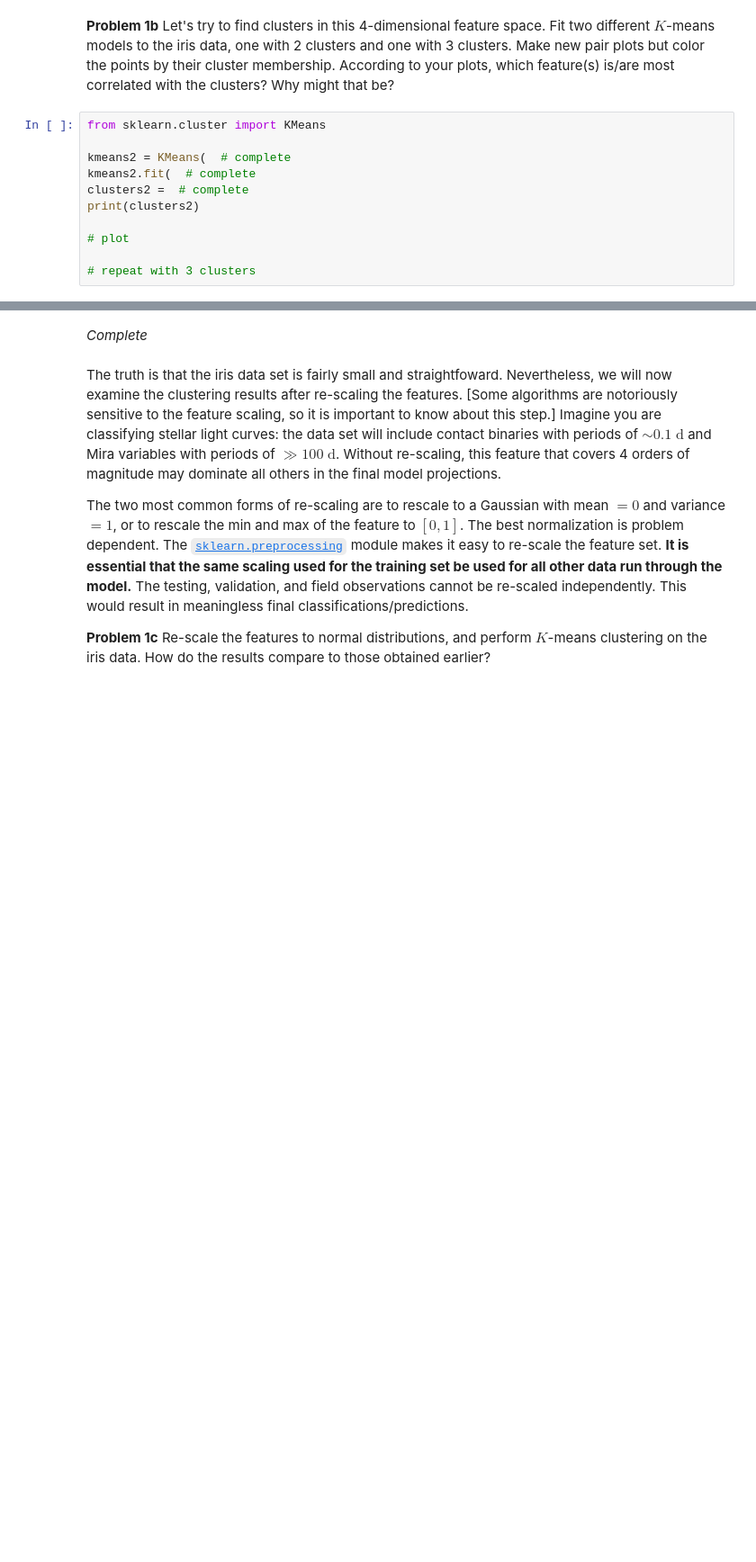
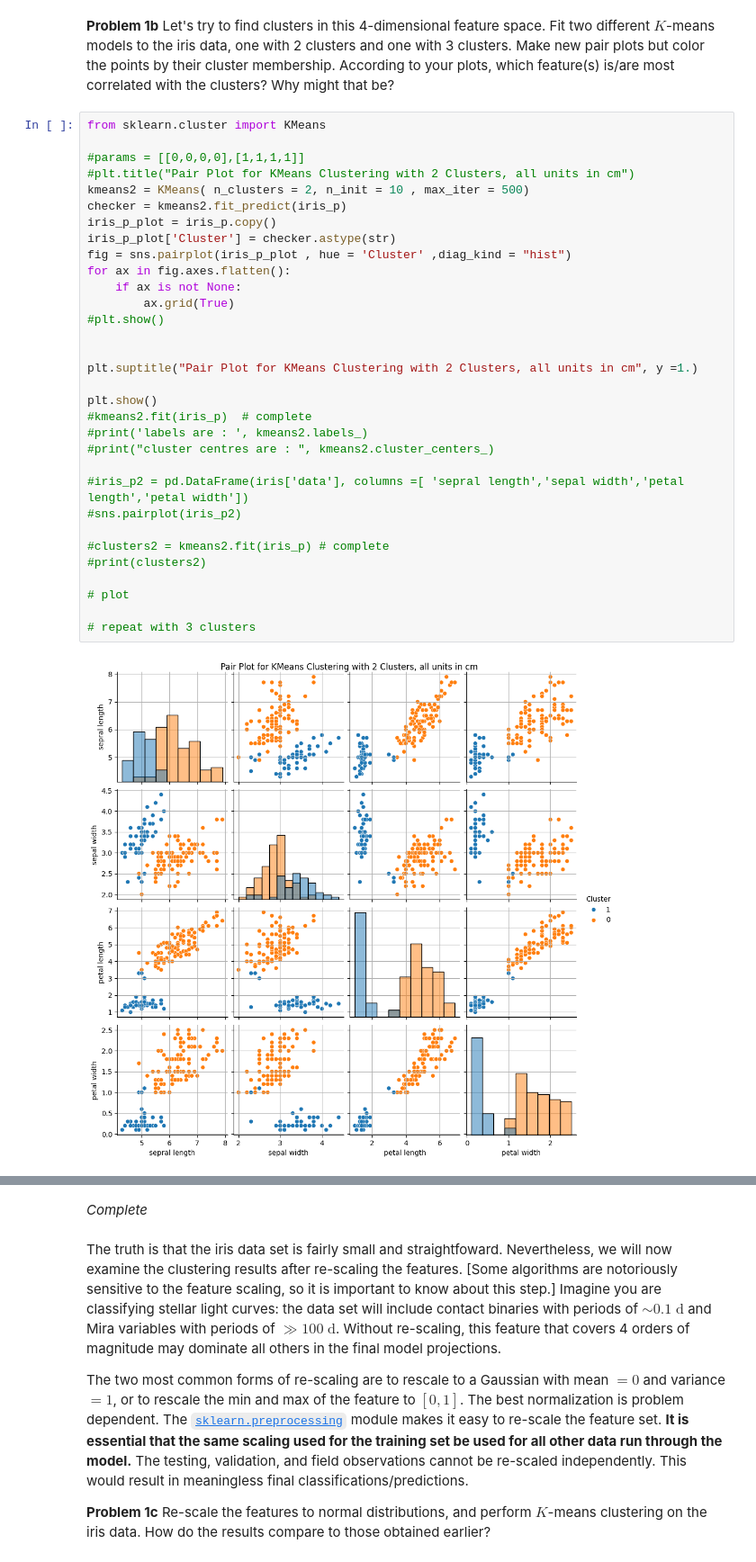
Before and after one commit to ASTR154/clustering, a Jupyter notebook: clustering.ipynb, the cells around one changed output, grey strips where cells are left out. Shown at 90% size. Saved outputs shown, nothing was run; the diff lists cells and outputs as text; blank space fills up the shorter version.

```diff
--- a/clustering.ipynb
+++ b/clustering.ipynb
@@ -69,13 +82,36 @@ plt.scatter(iris.data[:,0],iris.data[:,1])
 # %% [markdown]
 **Problem 1b** Let's try to find clusters in this 4-dimensional feature space. Fit two different $K$-means models to the iris data, one with 2 clusters and one with 3 clusters. Make new pair plots but color the points by their cluster membership. According to your plots, which feature(s) is/are most correlated with the clusters? Why might that be?
-# %%
-from sklearn.cluster import KMeans
-
-kmeans2 = KMeans(  # complete
-kmeans2.fit(  # complete
-clusters2 =  # complete
-print(clusters2)
-
-# plot
-
-# repeat with 3 clusters
+# %%
+from sklearn.cluster import KMeans
+
+#params = [[0,0,0,0],[1,1,1,1]]
+#plt.title("Pair Plot for KMeans Clustering with 2 Clusters, all units in cm")
+kmeans2 = KMeans( n_clusters = 2, n_init = 10 , max_iter = 500)
+checker = kmeans2.fit_predict(iris_p)
+iris_p_plot = iris_p.copy()
+iris_p_plot['Cluster'] = checker.astype(str)
+fig = sns.pairplot(iris_p_plot , hue = 'Cluster' ,diag_kind = "hist")
+for ax in fig.axes.flatten():
+    if ax is not None:
+        ax.grid(True)
+#plt.show()
+
+
+plt.suptitle("Pair Plot for KMeans Clustering with 2 Clusters, all units in cm", y =1.)
+
+plt.show()
+#kmeans2.fit(iris_p)  # complete
+#print('labels are : ', kmeans2.labels_)
+#print("cluster centres are : ", kmeans2.cluster_centers_)
+
+#iris_p2 = pd.DataFrame(iris['data'], columns =[ 'sepral length','sepal width','petal length','petal width'])
+#sns.pairplot(iris_p2)
+
+#clusters2 = kmeans2.fit(iris_p) # complete
+#print(clusters2)
+
+# plot
+
+# repeat with 3 clusters
+# %% [output]
+[figure, added]
```
Also changed, not shown: parts of 4 cells of this notebook.
